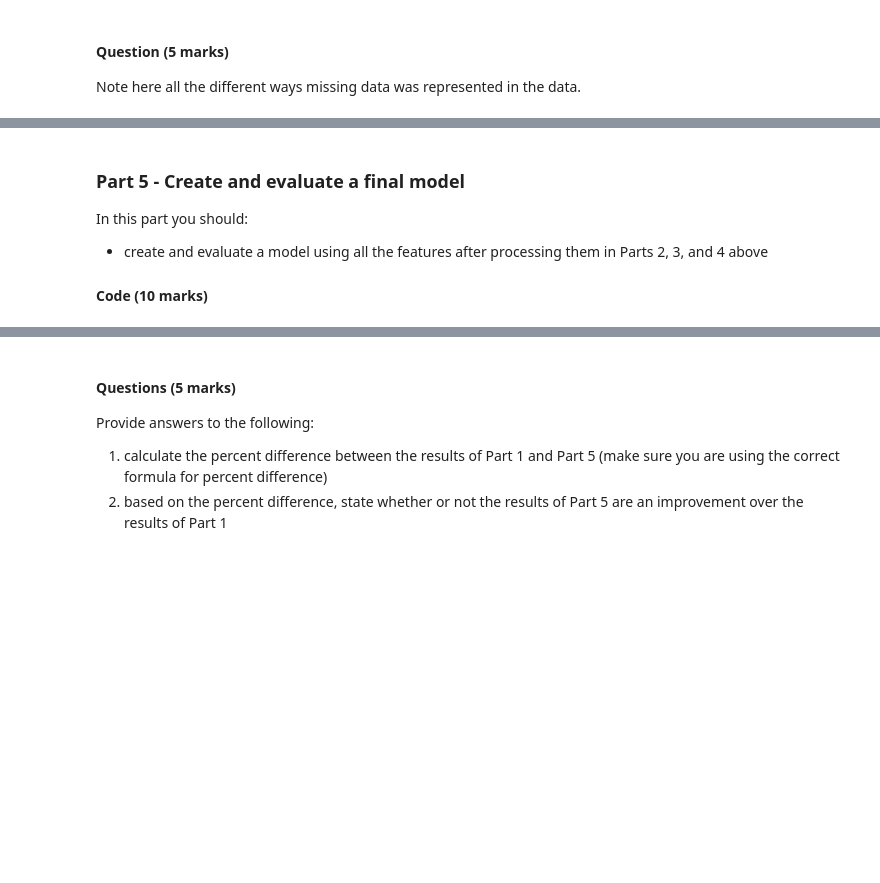
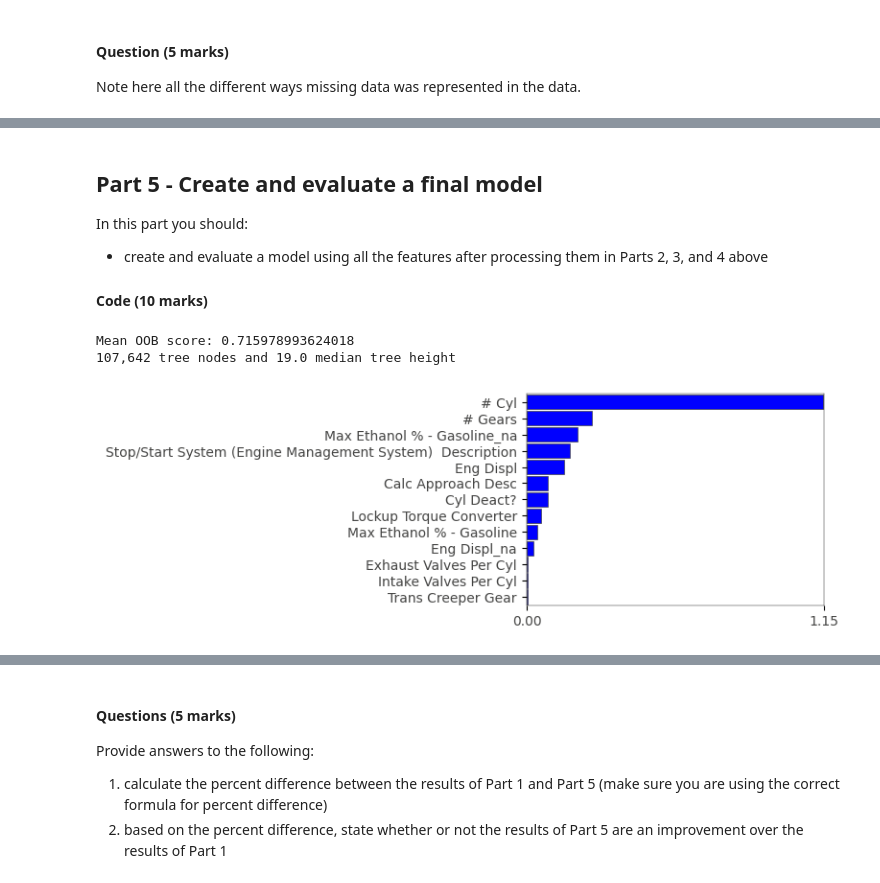
Before and after one commit to Machine-Learning-Team7/course-labs, a Jupyter notebook: lab4/Graded_Lab_4_DELETING_MISSING-TARGET.ipynb, the cells around one changed output, grey strips where cells are left out. Saved outputs shown, nothing was run; the diff lists cells and outputs as text; code cells hidden in the pictures; blank space fills up the shorter version.

Commit message:
finally finished and submitted!

```diff
--- a/lab4/Graded_Lab_4_DELETING_MISSING-TARGET.ipynb
+++ b/lab4/Graded_Lab_4_DELETING_MISSING-TARGET.ipynb
@@ -216,17 +261,7 @@ We found missing values in non-numeric features in the form of 'none', '', nan,
 # %%
 # --------------- normalizing missing values to NaN in non numeric features -----------------
 missing_values_str=['none','   ','not filled in','^^']
-for col in df_nonum.columns:
-    df_nonum[col]=df_nonum[col].str.lower()
-    df_nonum[col]=df_nonum[col].fillna(np.nan)
-    df_nonum[col]=df_nonum[col].replace(missing_values_str, np.nan)
+df_nonum=normalize_nonum(df_nonum,missing_values_str)
 
 # ------------------ let's normalize missing values in numeric features too -----------------
-for col in df_num.columns:
-    df_num[col]=df_num[col].replace(0,np.nan)
-
-# now put features all together and check their values
-df_norm=pd.concat([df_num,df_nonum],axis=1)
-for col in df_norm.columns:
-    print(df_norm[col].unique())
-df_norm
+df_num=normalize_num(df_num)
@@ -316,3 +299,8 @@ In this part you should:
  - handle any missing values
 
 #### Code (30 marks)
+# %%
+# let's replace all missing values in numeric columns with that column median value.
+fix_missing_num(df_num)
+# now put features alltogether to feed our final model
+df_fixed=pd.concat([df_num,df_nonum],axis=1)
@@ -319,7 +324,15 @@ In this part you should:
 # %% [markdown]
-### Part 5 - Create and evaluate a final model
+## **Part 5 - Create and evaluate a final model**
 
 In this part you should:
  - create and evaluate a model using all the features after processing them in Parts 2, 3, and 4 above
 
 #### Code (10 marks)
+# %%
+# 1st test final model using fixed X, same y used in baseline
+rf_mv1,oob2=evaluate(df_fixed,y)
+showimp(rf_mv1,df_fixed,y)
+# %% [output]
+Mean OOB score: 0.715978993624018
+107,642 tree nodes and 19.0 median tree height
+[figure, added]
```
Also changed, not shown: parts of 22 cells of this notebook, 2 other files.
